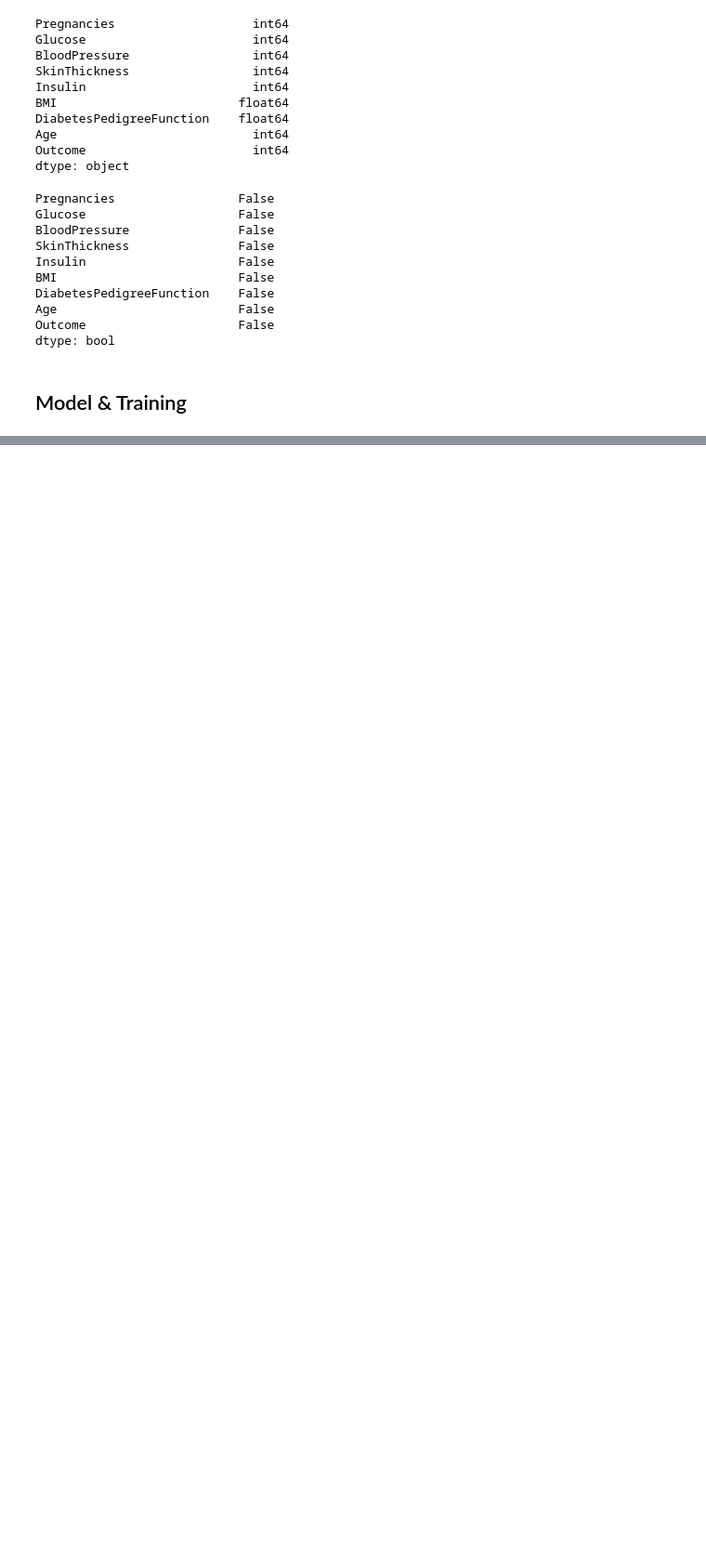
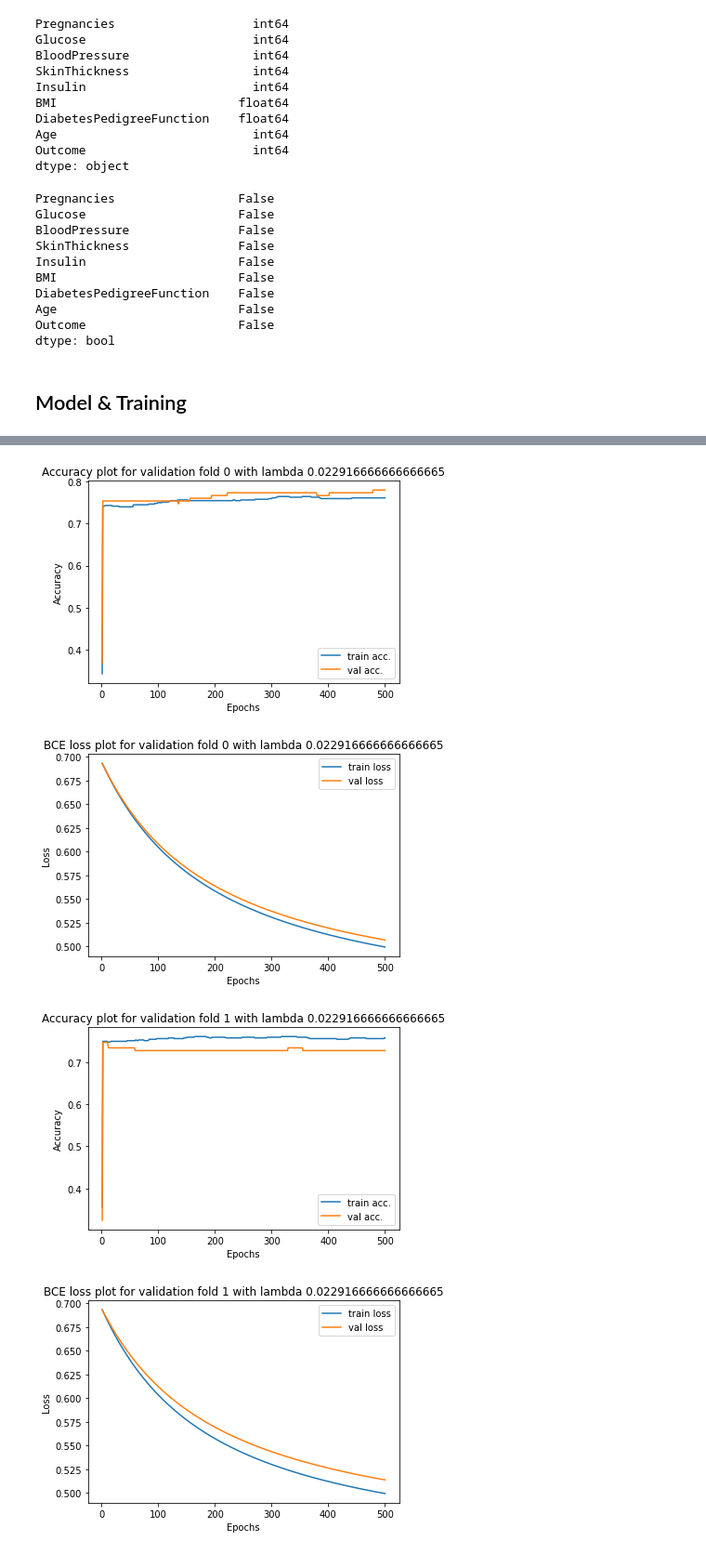
Before and after one commit to dv-rastogi/ml-pg-linear-models, a Jupyter notebook: LogRegression.ipynb, the cells around one changed output, grey strips where cells are left out. Shown at 93% size. Drawn from its saved outputs; the diff is of its cells as text; code cells hidden in the pictures; blank space fills up the shorter version.

```diff
--- a/LogRegression.ipynb
+++ b/LogRegression.ipynb
@@ -266,0 +291,45 @@ optimal_reg_lambda
+# %%
+log_reg_lambda_df = {'Validation fold': [], 'Train Acc.': [], 'Validation Acc.': []}
+log_reg_olambda_models_path = f'Weights/2/log-reg-olambda-models.sav'
+log_reg_olambda_models_exists = os.path.exists(log_reg_olambda_models_path)
+log_reg_olambda_models = joblib.load(log_reg_olambda_models_path) if log_reg_olambda_models_exists else []
+for val_fold in range(len(folds)):
+    train_df, val_df = form_train_val(folds, val_fold)
+    log_reg = None
+    if not log_reg_olambda_models_exists:
+        log_reg = LogRegression(reg_lambda=optimal_reg_lambda)
+        log_reg.fit(train_df[feature_cols], train_df[out_col], val_df[feature_cols], val_df[out_col], display=False)
+        log_reg_olambda_models.append(log_reg)
+    else:
+        log_reg = log_reg_olambda_models[val_fold]
+
+    x_plot = np.arange(1, log_reg.epochs_run + 1)
+    plt.plot(x_plot, log_reg.train_accuracies, label='train acc.')
+    plt.plot(x_plot, log_reg.validation_accuracies, label='val acc.')
+    plt.title(f'Accuracy plot for validation fold {val_fold} with lambda {optimal_reg_lambda}')
+    plt.xlabel('Epochs')
+    plt.ylabel('Accuracy')
+    plt.legend()
+    plt.show()
+
+    x_plot = np.arange(1, log_reg.epochs_run + 1)
+    plt.plot(x_plot, log_reg.train_losses, label='train loss')
+    plt.plot(x_plot, log_reg.validation_losses, label='val loss')
+    plt.title(f'BCE loss plot for validation fold {val_fold} with lambda {optimal_reg_lambda}')
+    plt.xlabel('Epochs')
+    plt.ylabel('Loss')
+    plt.legend()
+    plt.show()
+
+    log_reg_lambda_df['Validation fold'].append(val_fold)
+    log_reg_lambda_df['Train Acc.'].append(log_reg.train_accuracies[-1])
+    log_reg_lambda_df['Validation Acc.'].append(log_reg.validation_accuracies[-1])
+
+log_reg_lambda_df = pd.DataFrame(log_reg_lambda_df)
+if not log_reg_olambda_models_exists:
+    joblib.dump(log_reg_olambda_models, log_reg_olambda_models_path)
+# %% [output]
+[figure, added]
+[figure, added]
+[figure, added]
+[figure, added]
```
Also changed, not shown: parts of 10 cells of this notebook, 3 other files.
